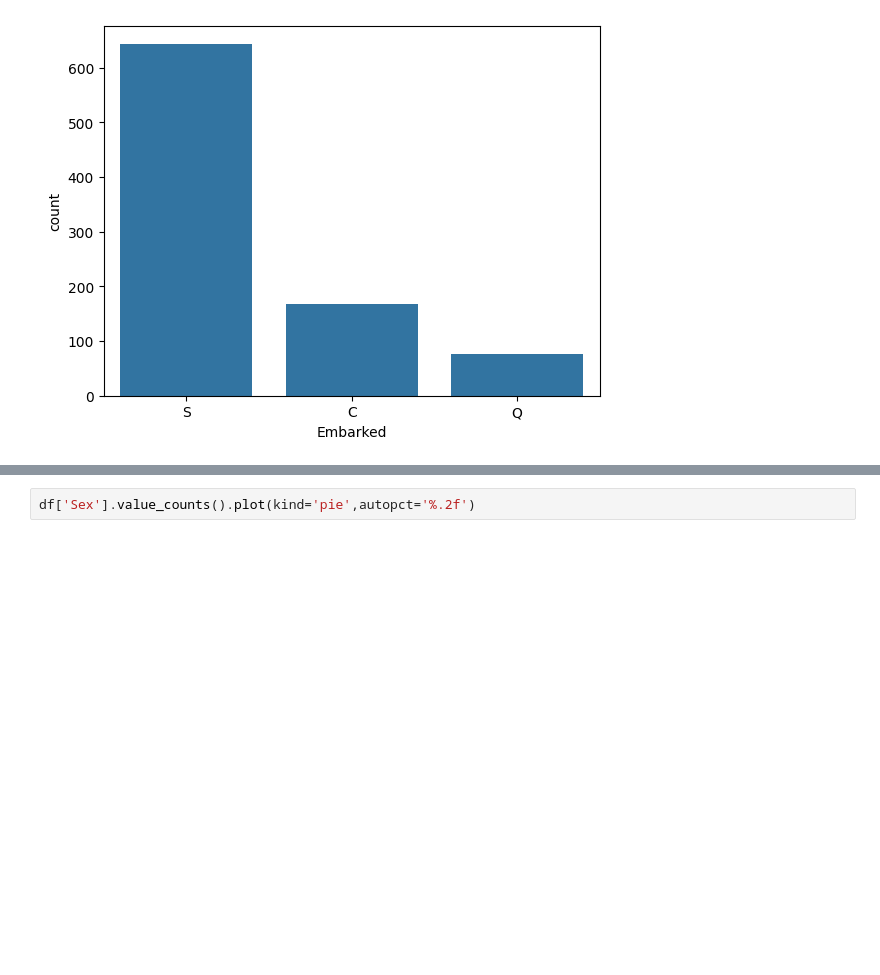
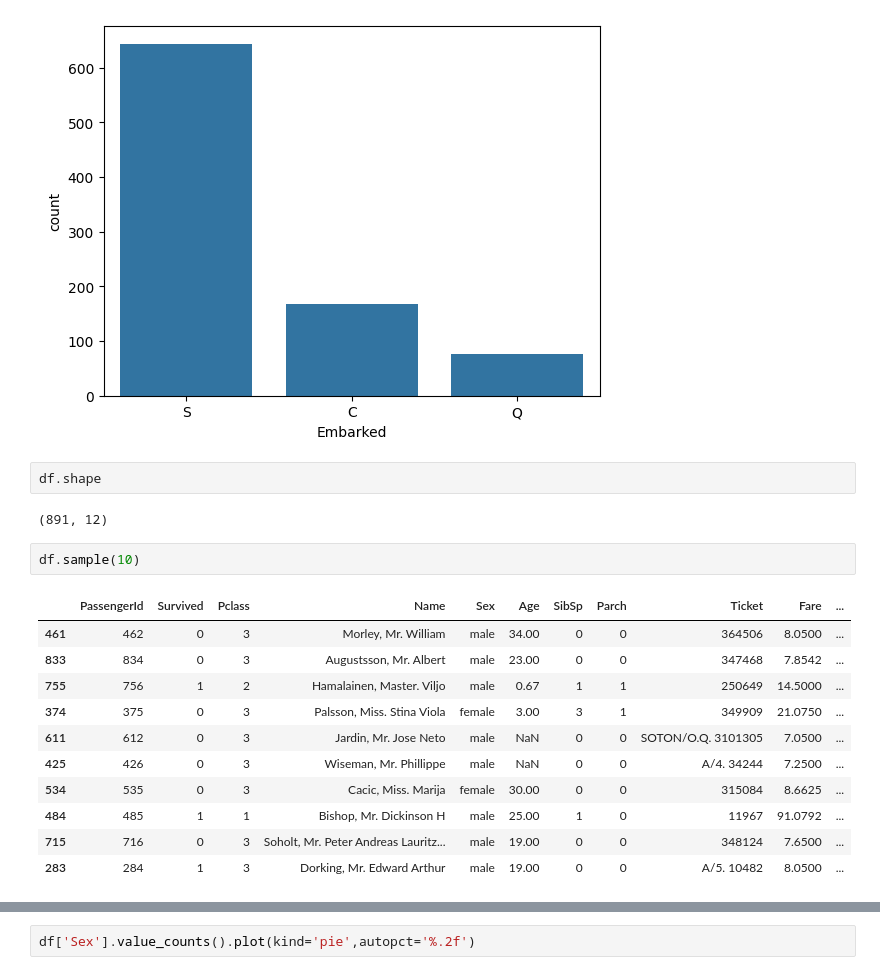
Before and after one commit to nur21horin/macine_learning, a Jupyter notebook: Untitled11.ipynb, the cells around one changed output, grey strips where cells are left out. Cells and saved outputs as stored; diff of their text form; blank space fills up the shorter version.

```diff
--- a/Untitled11.ipynb
+++ b/Untitled11.ipynb
@@ -20,3 +20,21 @@ sns.countplot(x=df['Embarked'])
 # %% [output]
 <Axes: xlabel='Embarked', ylabel='count'>
 [figure]
+# %%
+df.shape
+# %% [output]
+(891, 12)
+# %%
+df.sample(10)
+# %% [output]
+|  | PassengerId | Survived | Pclass | Name | Sex | Age | SibSp | Parch | Ticket | Fare | ... |
+| 461 | 462 | 0 | 3 | Morley, Mr. William | male | 34.00 | 0 | 0 | 364506 | 8.0500 | ... |
+| 833 | 834 | 0 | 3 | Augustsson, Mr. Albert | male | 23.00 | 0 | 0 | 347468 | 7.8542 | ... |
+| 755 | 756 | 1 | 2 | Hamalainen, Master. Viljo | male | 0.67 | 1 | 1 | 250649 | 14.5000 | ... |
+| 374 | 375 | 0 | 3 | Palsson, Miss. Stina Viola | female | 3.00 | 3 | 1 | 349909 | 21.0750 | ... |
+| 611 | 612 | 0 | 3 | Jardin, Mr. Jose Neto | male | NaN | 0 | 0 | SOTON/O.Q. 3101305 | 7.0500 | ... |
+| 425 | 426 | 0 | 3 | Wiseman, Mr. Phillippe | male | NaN | 0 | 0 | A/4. 34244 | 7.2500 | ... |
+| 534 | 535 | 0 | 3 | Cacic, Miss. Marija | female | 30.00 | 0 | 0 | 315084 | 8.6625 | ... |
+| 484 | 485 | 1 | 1 | Bishop, Mr. Dickinson H | male | 25.00 | 1 | 0 | 11967 | 91.0792 | ... |
+| 715 | 716 | 0 | 3 | Soholt, Mr. Peter Andreas Lauritz... | male | 19.00 | 0 | 0 | 348124 | 7.6500 | ... |
+| 283 | 284 | 1 | 3 | Dorking, Mr. Edward Arthur | male | 19.00 | 0 | 0 | A/5. 10482 | 8.0500 | ... |
```
Also changed, not shown: parts of 5 cells of this notebook.
